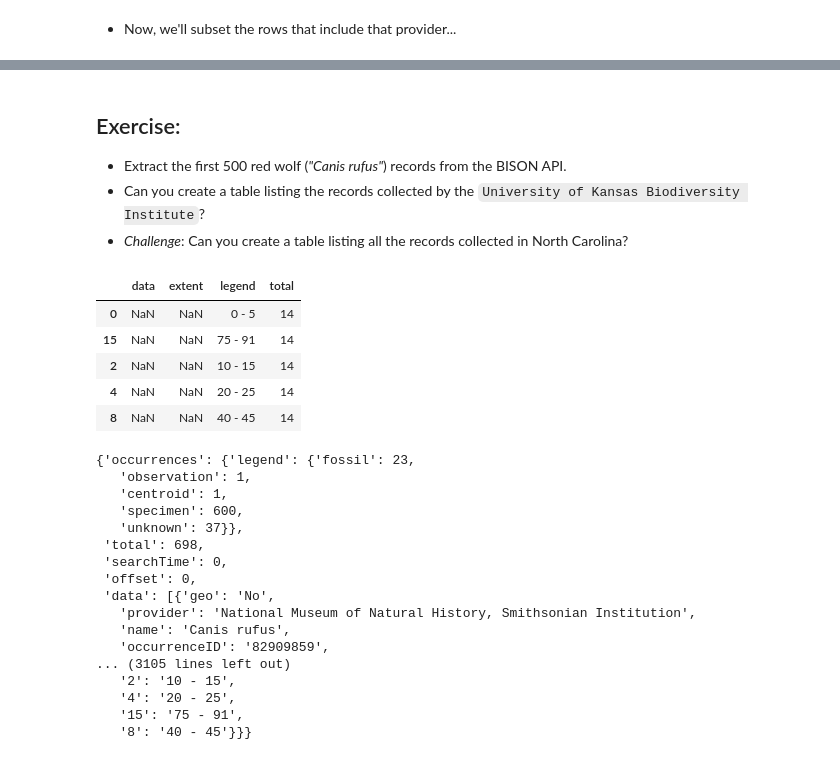
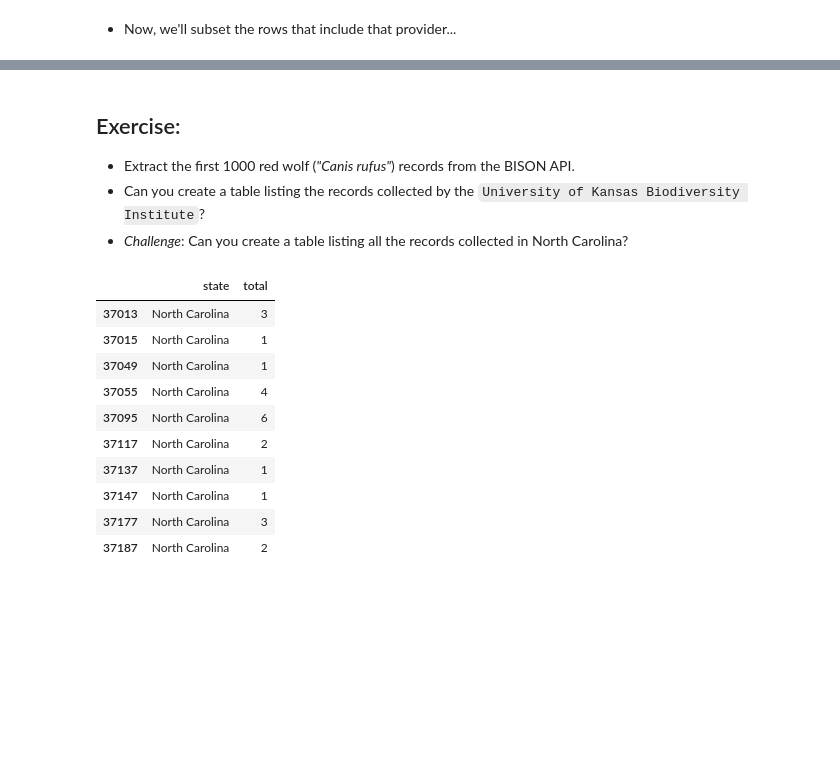
Before and after one commit to CieloBM/UsingAPIs, a Jupyter notebook: 2a-Exploring-the-BISON-API.ipynb, the cells around one changed output, grey strips where cells are left out. Cells and saved outputs as stored; diff of their text form; code cells hidden in the pictures; blank space fills up the shorter version.

Commit message:
Altered exercise 2a in BISON API

```diff
--- a/2a-Exploring-the-BISON-API.ipynb
+++ b/2a-Exploring-the-BISON-API.ipynb
@@ -185,52 +185,35 @@ df.query("provider == 'Denver Museum of Nature & Science'")
 | 482 | Specimen | bison, American bison, American B... | NaN | NaN | No | Bison bison | 81019977 | Denver Museum of Nature & Science |
 # %% [markdown]
 ## Exercise:
-* Extract the first 500 red wolf (*"Canis rufus"*) records from the BISON API.
+* Extract the first 1000 red wolf (*"Canis rufus"*) records from the BISON API.
 * Can you create a table listing the records collected by the `University of Kansas Biodiversity Institute`?
 * *Challenge*: Can you create a table listing all the records collected in North Carolina?
 # %%
 url = 'http://bison.usgs.gov/api/search.json'
 params = {'species':'Canis rufus',
           'type':'scientific_name',
           'start':'0',
-          'count':'500'
+          'count':'1000'
          }
 response = requests.get(url,params)
 data = json.loads(response.text)
 df = pd.DataFrame(data['data'])
 df.query("provider == 'University of Kansas Biodiversity Institute'")
-#df.head()
 #df.query("provider != 'National Museum of Natural History, Smithsonian Institution'")
-# But, there aren't any records from Kansas, they're almost all from the Smithsonian
-df2 = pd.DataFrame(data['states'])
-df2.head()
 
-#df2.query("data['states'] == 'North Carolina'")
+df2 = pd.DataFrame(data['counties']['data'])
+df2 = df2.transpose()
+df2 = df2[['state','total']]
+df2.query("state == 'North Carolina'")
 # %% [output]
-|  | data | extent | legend | total |
-| 0 | NaN | NaN | 0 - 5 | 14 |
-| 15 | NaN | NaN | 75 - 91 | 14 |
-| 2 | NaN | NaN | 10 - 15 | 14 |
-| 4 | NaN | NaN | 20 - 25 | 14 |
-| 8 | NaN | NaN | 40 - 45 | 14 |
+|  | state | total |
+| 37013 | North Carolina | 3 |
+| 37015 | North Carolina | 1 |
+| 37049 | North Carolina | 1 |
+| 37055 | North Carolina | 4 |
+| 37095 | North Carolina | 6 |
+| 37117 | North Carolina | 2 |
+| 37137 | North Carolina | 1 |
+| 37147 | North Carolina | 1 |
+| 37177 | North Carolina | 3 |
+| 37187 | North Carolina | 2 |
-# %%
-data
-#data['states']['data']['North Carolina']
-# %% [output]
-{'occurrences': {'legend': {'fossil': 23,
-   'observation': 1,
-   'centroid': 1,
-   'specimen': 600,
-   'unknown': 37}},
- 'total': 698,
- 'searchTime': 0,
- 'offset': 0,
- 'data': [{'geo': 'No',
-   'provider': 'National Museum of Natural History, Smithsonian Institution',
-   'name': 'Canis rufus',
-   'occurrenceID': '82909859',
-... (3105 lines left out)
-   '2': '10 - 15',
-   '4': '20 - 25',
-   '15': '75 - 91',
-   '8': '40 - 45'}}}
```
